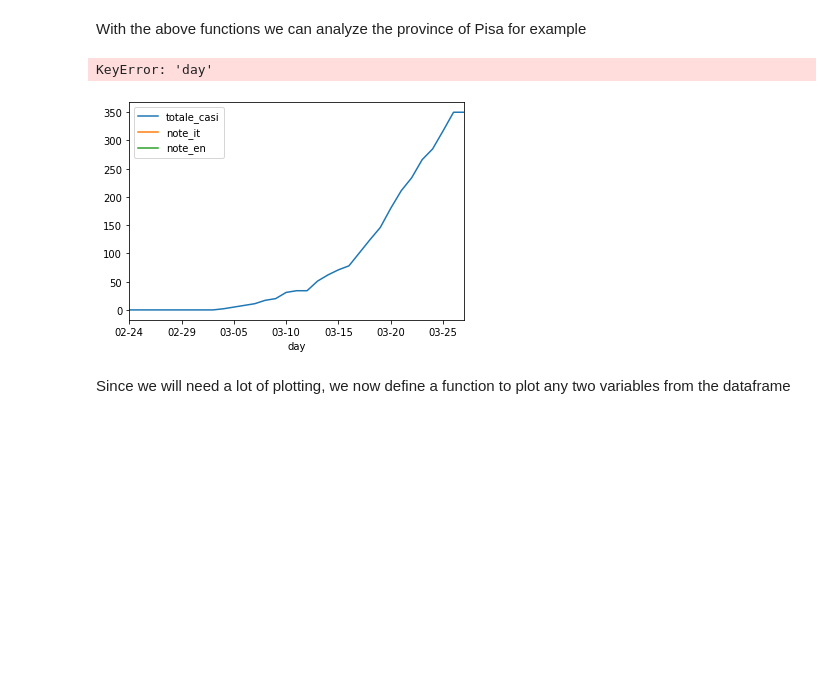
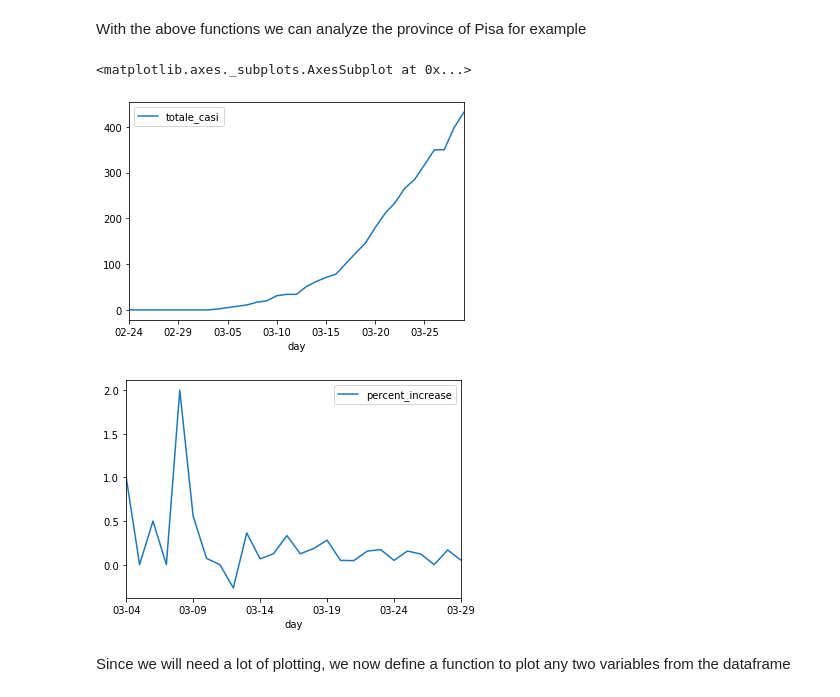
Before and after one commit to simonegiancola09/covid-19-Analysis, a Jupyter notebook: Covid.ipynb, the cells around one changed output. Saved outputs shown, nothing was run; the diff lists cells and outputs as text; code cells hidden in the pictures; blank space fills up the shorter version.

```diff
--- a/Covid.ipynb
+++ b/Covid.ipynb
@@ -122,9 +94,9 @@ now we try to create a dataframe/dictionary which combines values of codice_regi
 # %% [markdown]
 we know there are 20 regions so it is enough to access the data frame up to the 20th row.
 # %%
-regioni=regioni.drop(['data','stato', 'codice_regione'],axis=1, errors="ignore")
-province=province.drop(['data','stato','codice_regione', 'codice_provincia'],axis=1, errors="ignore")
-nazione=nazione.drop(['data','stato'],axis=1, errors="ignore")
+regioni=regioni.drop(['data','stato', 'codice_regione', 'note_it', 'note_en'],axis=1, errors="ignore")
+province=province.drop(['data','stato','codice_regione', 'codice_provincia', 'note_it', 'note_en'],axis=1, errors="ignore")
+nazione=nazione.drop(['data','stato', 'note_it', 'note_en'],axis=1, errors="ignore")
 # %% [markdown]
 now we will shorten the dataframe so that we store in another dataframe the longitude and latitude coordinates which do not change at all
 # %%
@@ -183,6 +155,7 @@ we can simply extract the number of observations of the civil protection by divi
 # %%
 n_obs=int(regioni.shape[0]/21)
 n_reg=21
+
 #the following is a function to extract data from a single instance, as day, region, province or anything else
 def get_instance(dataset,instance,some,avoid=None):
     #unclear the "Avoid" part
@@ -194,16 +167,19 @@ def get_instance(dataset,instance,some,avoid=None):
         new.drop(avoid,axis=1,inplace=True)
     new=new.reset_index(drop=True)
     return new
+
 #the following is a function to extract a single regione
-def get_regione(df, name):
+def get_regione(name, df=regioni):
     df_copy=df.copy()
     dati_regione = df_copy.loc[df['denominazione_regione'] == name]
     dati_regione.drop(["denominazione_regione", "lat", "long"], axis=1, inplace=True)
     dati_regione=dati_regione.reset_index(drop=True)
     return dati_regione
+
 #the following is a function to extract data about a single day
 def get_giorno(df, day):
     return df.loc[df['day'] == day]
+
 #the following is a function to extract a single province
 def get_provincia(name, df=province):
     df_copy=df.copy()
@@ -211,6 +187,7 @@ def get_provincia(name, df=province):
     dati_provincia.drop(["denominazione_regione", "lat", "long", "denominazione_provincia", "sigla_provincia"], axis=1, inplace=True)
     dati_provincia=dati_provincia.reset_index(drop=True)
     return dati_provincia
+
 #the following is a function to get the whole region data for each province
 def get_regione_by_provincia(name,df=province):
     df_copy=df.copy()
@@ -218,6 +195,7 @@ def get_regione_by_provincia(name,df=province):
     dati_regione.drop(["denominazione_regione", "lat", "long"], axis=1, inplace=True)
     dati_regione=dati_regione.reset_index(drop=True)
     return dati_regione
+
 #the following is a function to get the list of provinces of a region
 def get_provincia_list(reg,df=province):
     a=get_regione_by_provincia(reg,df=province)
@@ -246,29 +224,2 @@ get_instance(regioni,"denominazione_regione","Toscana")
 # %% [markdown]
 In the next cell we find some function which may later become useful
-# %%
-#l'ho generalizzata
-def compute_increase(area,feature):
-    feat = area[feature].copy()
-    feat=np.array(feat)
-    incr=feat.copy()
-    incr[1:]=feat[1:]-feat[:-1]
-    increase=pd.DataFrame(data=incr, index=area.index)
-    increase.set_axis(['increase'], axis=1, inplace=True)
-    increase.insert(0,column='day',value=area['day'])  #-> non è generale, in alcuni casi day c'è già, quindi dà errore
-    return increase
-
-#questi increase secondo me hanno più senso a livello percentuale
-#Concordo
-
-def compute_perc_increase(df,feature):
-    feat = df[feature].copy()
-    feat=feat.pct_change()
-    increase=pd.DataFrame(data=feat, index=df.index)
-    increase.set_axis(['percent_increase'], axis=1, inplace=True)
-    increase.insert(0,column='day',value=df['day']) #->non è generale, in alcuni casi day c'è già, quindi dà errore
-    increase.fillna(0,inplace=True)
-    return increase
-
-
-compute_perc_increase(regioni,"totale_casi")
-#Come vedi da questo esempio, la generalizzazione in questo modo non può funzionare
@@ -336,12 +411,13 @@ With the above functions we can analyze the province of Pisa for example
 # %%
 pisa=get_provincia("Pisa",province)
 pisa.set_index("day", inplace=True)
 pisa.plot()
-increase=compute_perc_increase(pisa,"totale_casi")
+increase=compute_perc_increase("province","totale_casi", "Cagliari")
 increase.plot()
 # %% [output]
-KeyError: 'day'
+<matplotlib.axes._subplots.AxesSubplot at 0x...>
-[figure, old version]
+[figure, new version]
+[figure, added]
 # %% [markdown]
 Since we will need a lot of plotting, we now define a function to plot any two variables from the dataframe
 # %%
```
Also changed, not shown: parts of 34 cells of this notebook.
